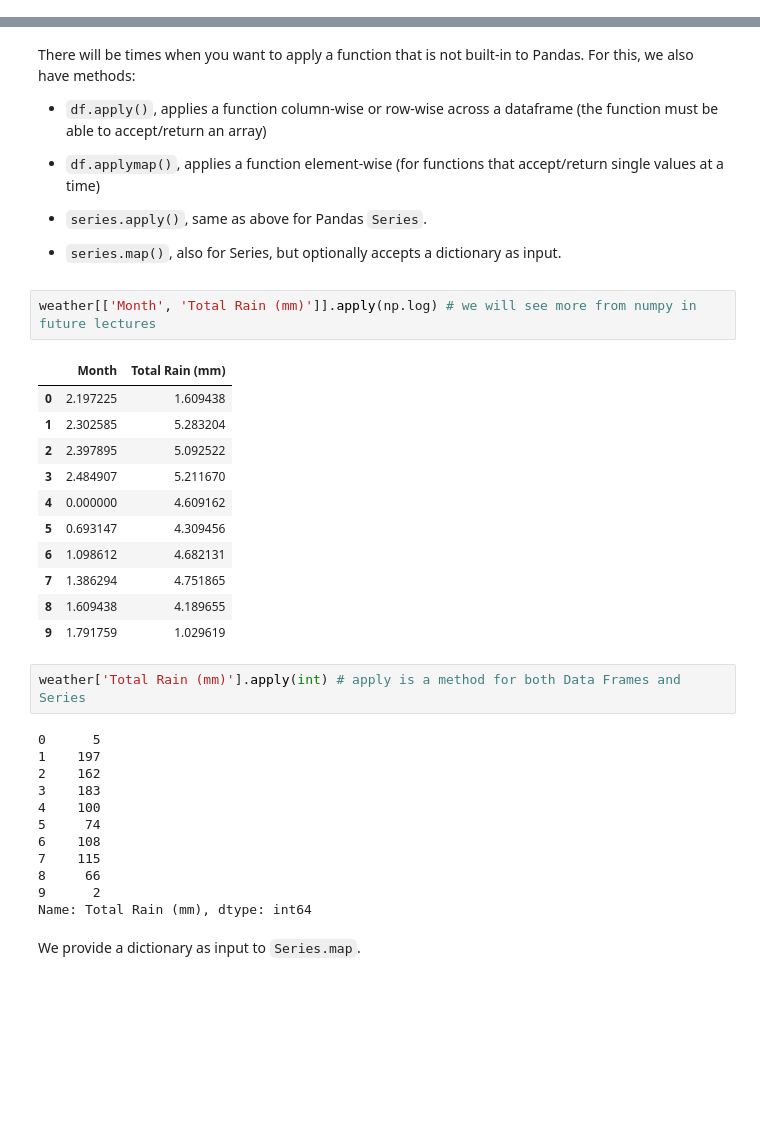
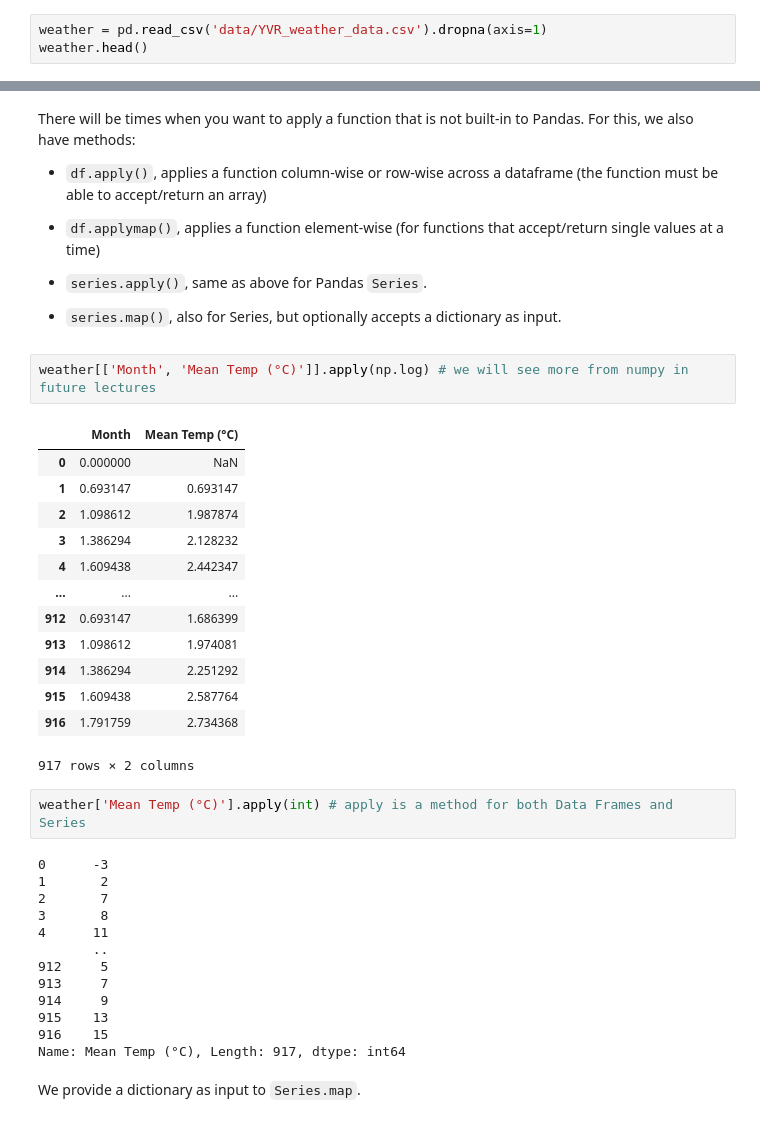
Before and after one commit to Faren-d/MDS, a Jupyter notebook: jupyter-book/_build/jupyter_execute/lecture-notes/lecture4_plotting-merging-and-grouping.ipynb, the cells around one changed output, grey strips where cells are left out. Cells and saved outputs as stored; diff of their text form; blank space fills up the shorter version.

```diff
--- a/jupyter-book/_build/jupyter_execute/lecture-notes/lecture4_plotting-merging-and-grouping.ipynb
+++ b/jupyter-book/_build/jupyter_execute/lecture-notes/lecture4_plotting-merging-and-grouping.ipynb
@@ -268,0 +292,3 @@ Let's attempt a left join for `weather` with `seasons`. We will have to tell pan
+# %%
+weather = pd.read_csv('data/YVR_weather_data.csv').dropna(axis=1)
+weather.head()
@@ -295,33 +333,36 @@ There will be times when you want to apply a function that is not built-in to Pa
 
 * `series.map()`, also for Series, but optionally accepts a dictionary as input.
 # %%
-weather[['Month', 'Total Rain (mm)']].apply(np.log) # we will see more from numpy in future lectures
+weather[['Month', 'Mean Temp (°C)']].apply(np.log) # we will see more from numpy in future lectures
 # %% [output]
-|  | Month | Total Rain (mm) |
-| 0 | 2.197225 | 1.609438 |
-| 1 | 2.302585 | 5.283204 |
-| 2 | 2.397895 | 5.092522 |
-| 3 | 2.484907 | 5.211670 |
-| 4 | 0.000000 | 4.609162 |
-| 5 | 0.693147 | 4.309456 |
-| 6 | 1.098612 | 4.682131 |
-| 7 | 1.386294 | 4.751865 |
-| 8 | 1.609438 | 4.189655 |
-| 9 | 1.791759 | 1.029619 |
+|  | Month | Mean Temp (°C) |
+| 0 | 0.000000 | NaN |
+| 1 | 0.693147 | 0.693147 |
+| 2 | 1.098612 | 1.987874 |
+| 3 | 1.386294 | 2.128232 |
+| 4 | 1.609438 | 2.442347 |
+| ... | ... | ... |
+| 912 | 0.693147 | 1.686399 |
+| 913 | 1.098612 | 1.974081 |
+| 914 | 1.386294 | 2.251292 |
+| 915 | 1.609438 | 2.587764 |
+| 916 | 1.791759 | 2.734368 |
+917 rows × 2 columns
 # %%
-weather['Total Rain (mm)'].apply(int) # apply is a method for both Data Frames and Series
+weather['Mean Temp (°C)'].apply(int) # apply is a method for both Data Frames and Series
 # %% [output]
-0      5
-1    197
-2    162
-3    183
-4    100
-5     74
-6    108
-7    115
-8     66
-9      2
-Name: Total Rain (mm), dtype: int64
+0      -3
+1       2
+2       7
+3       8
+4      11
+       ..
+912     5
+913     7
+914     9
+915    13
+916    15
+Name: Mean Temp (°C), Length: 917, dtype: int64
 # %% [markdown]
 We provide a dictionary as input to `Series.map`.
 # %%
```
Also changed, not shown: parts of 24 cells of this notebook, 7 other files.
